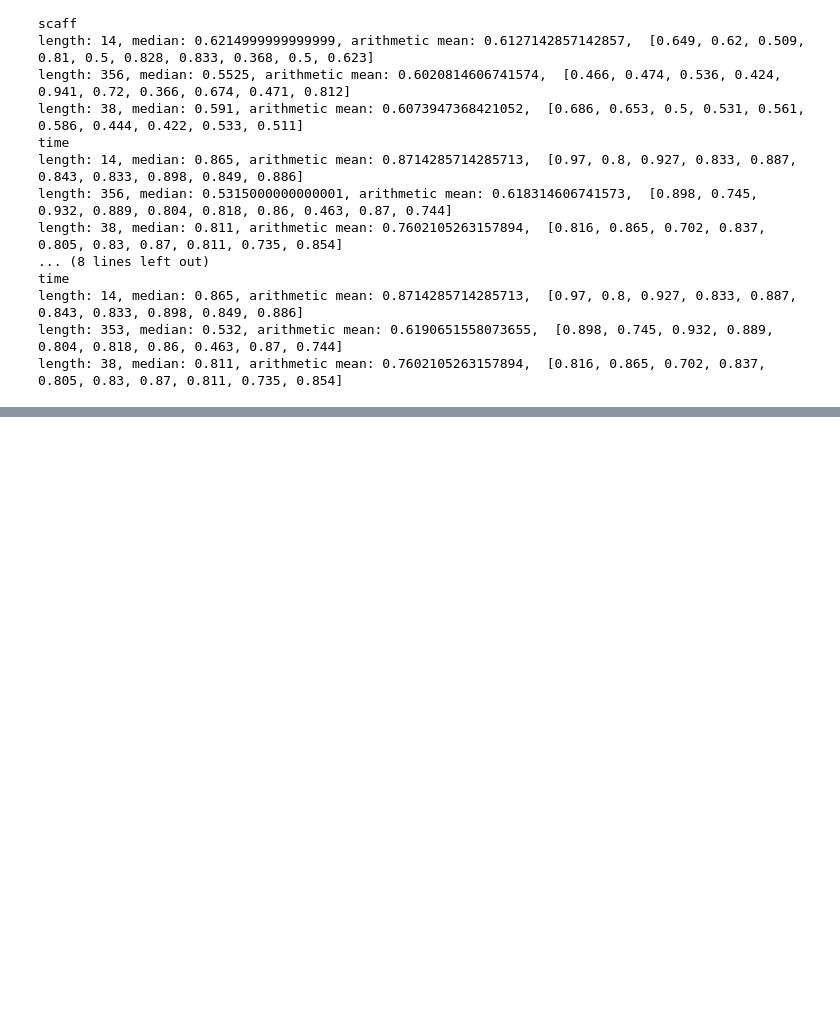
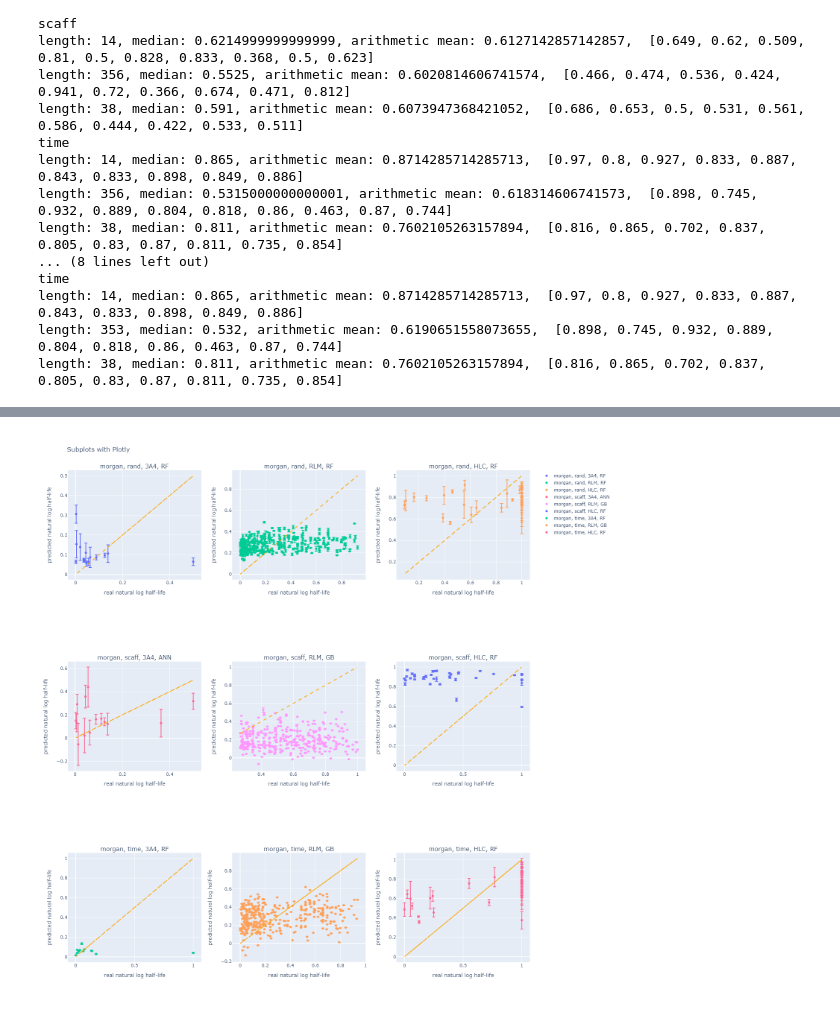
Before and after one commit to hruska-lab/metabolism-hyperparameter-optimization, a Jupyter notebook: optuna-data-analysis.ipynb, the cells around one changed output, grey strips where cells are left out. Drawn from its saved outputs; the diff is of its cells as text; code cells hidden in the pictures; blank space fills up the shorter version.

Commit message:
:sparkles: add lepší grafy pomocí plotly

```diff
--- a/optuna-data-analysis.ipynb
+++ b/optuna-data-analysis.ipynb
@@ -430,0 +335,56 @@ plt.show()
+# %%
+_type = "morgan"
+subplot_titles = []
+# generate plot titles
+for splitter in splitters:
+    for isozyme in isozymes:
+        model_id = best_models[_type][splitter][isozyme][0]
+        title = f'{_type}, {splitter}, {isozyme}, {model_id}'
+        subplot_titles.append(title)
+
+# Create a 20x3 grid of subplots
+fig = sp.make_subplots(rows=3, cols=3, subplot_titles=subplot_titles)
+
+plot_counter = 0
+# Loop through each subplot and plot different data
+
+for splitter in splitters:
+    for isozyme in isozymes:
+        model_id = best_models[_type][splitter][isozyme][0]
+        plot_x = halflives[_type][splitter][isozyme]["test"]
+        plot_y = y_predicted[_type][splitter][isozyme][model_id]
+        std = stds[_type][splitter][isozyme][model_id]
+
+        # Plot the data
+        scatter_trace = go.Scatter(
+            x=plot_x,
+            y=plot_y,
+            mode='markers',
+            error_y=dict(type='data', array=std, visible=True),
+            name=f'{_type}, {splitter}, {isozyme}, {model_id}'
+        )
+
+        # Add the diagonal line
+        diagonal_trace = go.Scatter(
+            x=plot_x,
+            y=plot_x,
+            mode='lines',
+            line=dict(color='orange', dash='dash'),
+            showlegend=False
+        )
+
+        # Add the traces to the subplot
+        fig.add_trace(scatter_trace, row=plot_counter // 3 + 1, col=plot_counter % 3 + 1)
+        fig.add_trace(diagonal_trace, row=plot_counter // 3 + 1, col=plot_counter % 3 + 1)
+
+        # Customize the subplot
+        fig.update_xaxes(title_text='real natural log half-life', row=plot_counter // 3 + 1, col=plot_counter % 3 + 1)
+        fig.update_yaxes(title_text='predicted natural log half-life', row=plot_counter // 3 + 1, col=plot_counter % 3 + 1)
+
+        plot_counter += 1
+
+# Update layout
+fig.update_layout(height=1500, title_text="Subplots with Plotly")
+fig.show()
+# %% [output]
+[figure, added]
```
Also changed, not shown: parts of 11 cells of this notebook, 47 other files.
